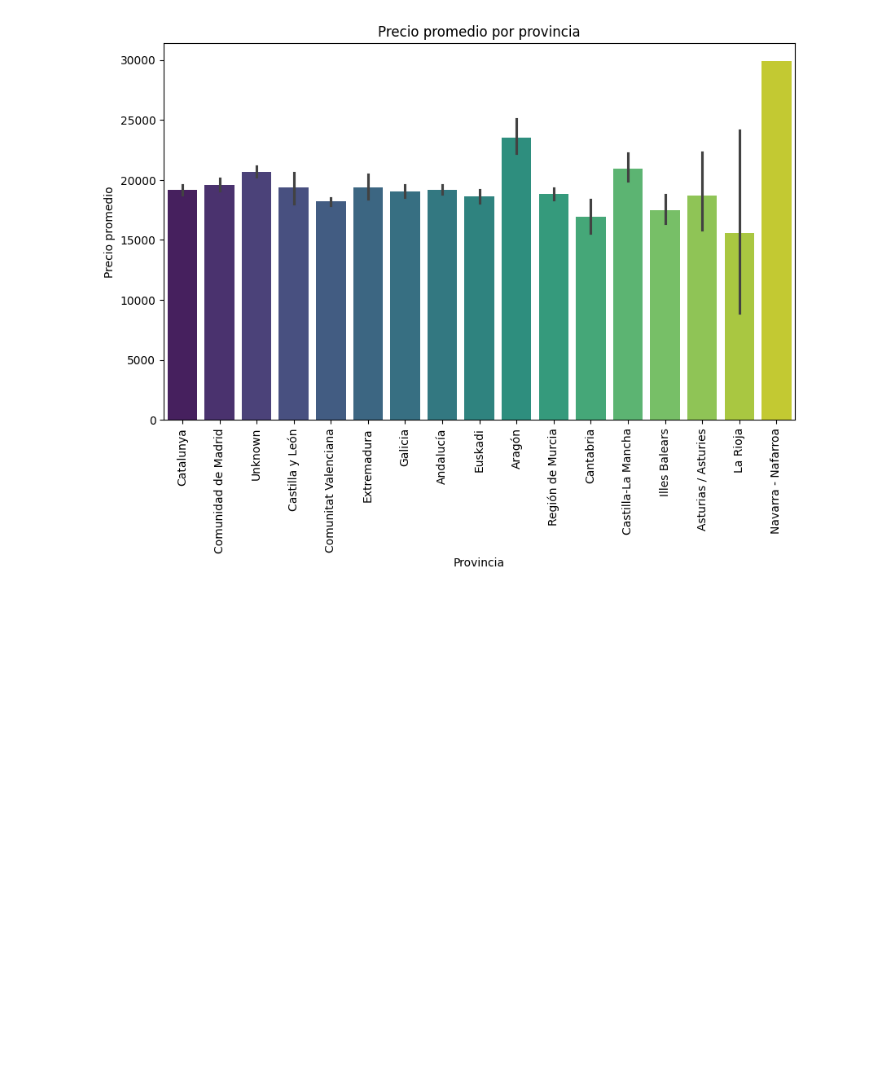
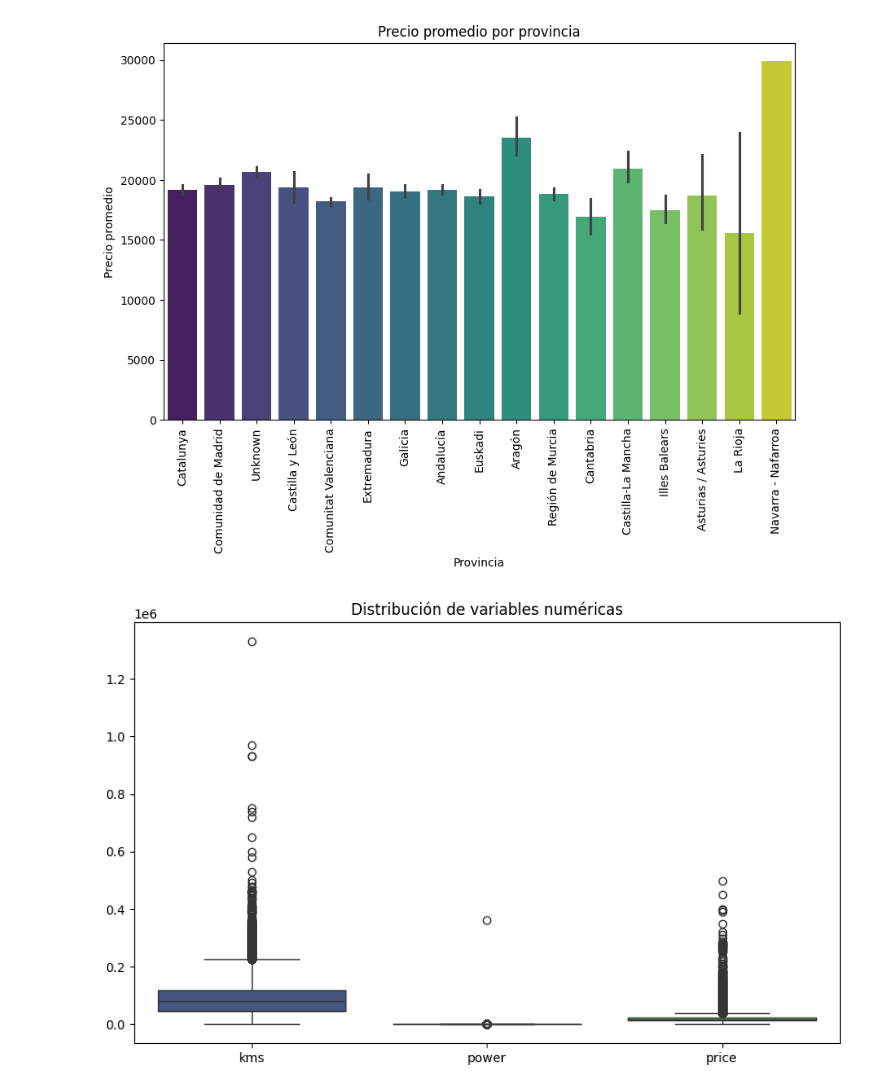
Before and after one commit to Germandcont/SecondHandCars-PricePrediction, a Jupyter notebook: notebooks/cars.ipynb, the cells around one changed output. Cells and saved outputs as stored; diff of their text form; code cells hidden in the pictures; blank space fills up the shorter version.

```diff
--- a/notebooks/cars.ipynb
+++ b/notebooks/cars.ipynb
@@ -527,0 +451,8 @@ grouped_makes.columns  = ['price_range', 'make']
+# %%
+#Boxplot de variables numericas
+plt.figure(figsize=(10, 6))
+sns.boxplot(data=df_final[['kms', 'power', 'price']], palette='viridis')
+plt.title('Distribución de variables numéricas')
+plt.show()
+# %% [output]
+[figure, added]
```
Also changed, not shown: parts of 33 cells of this notebook, 1 other file.
